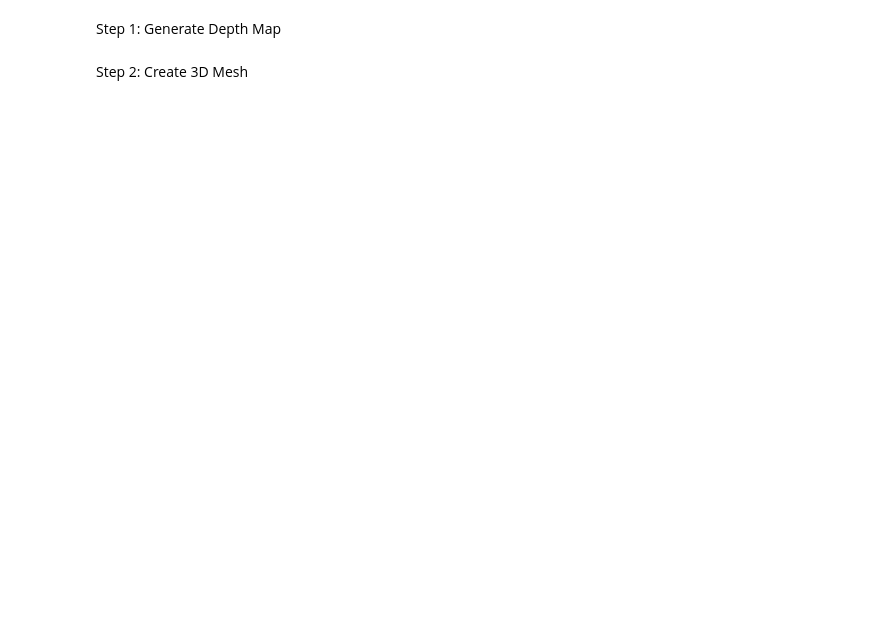
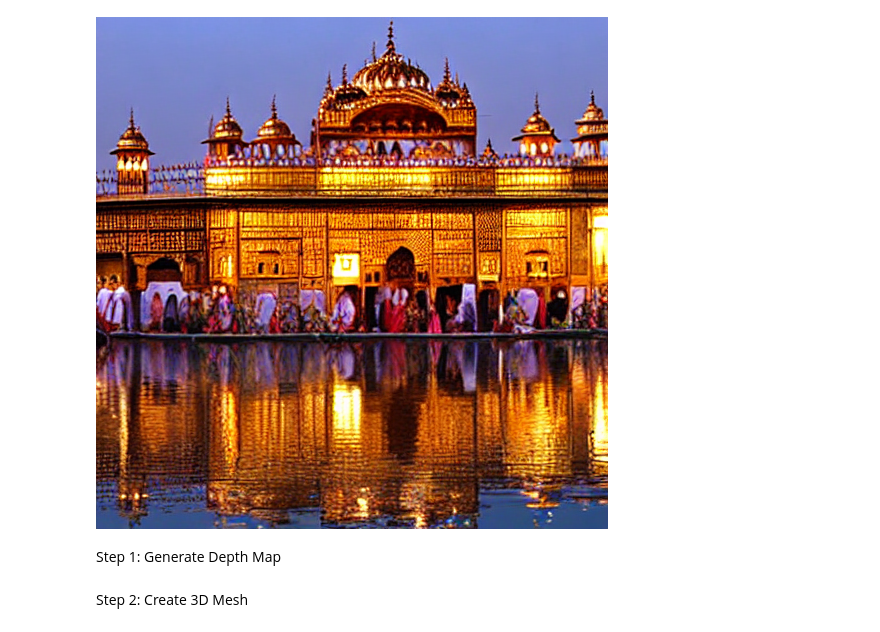
Before and after one commit to NandithaSHadligere/CulturalHeritage, a Jupyter notebook: HeritageAI.ipynb, the cells around one changed output. Cells and saved outputs as stored; diff of their text form; code cells hidden in the pictures; blank space fills up the shorter version.

```diff
--- a/HeritageAI.ipynb
+++ b/HeritageAI.ipynb
@@ -3,31 +3,33 @@
 # %%
 import torch
 from diffusers import StableDiffusionPipeline
 from IPython.display import display  # To display images in Jupyter Notebook
 
 # Load the pre-trained Stable Diffusion model
 model_id = "CompVis/stable-diffusion-v1-4"
 pipe = StableDiffusionPipeline.from_pretrained(model_id, torch_dtype=torch.float16)
 
 # Use GPU if available
 device = "cuda" if torch.cuda.is_available() else "cpu"
 pipe = pipe.to(device)
 
 # Function to generate an image
 def generate_image(prompt, num_inference_steps=50, guidance_scale=7.5):
     with torch.no_grad():
         image = pipe(prompt, num_inference_steps=num_inference_steps, guidance_scale=guidance_scale).images[0]
     return image
 
 # Example usage
-prompt = "Konark temple"
+prompt = "Konarak temple"
 image = generate_image(prompt)
 
 # Display the image in Jupyter Notebook
 display(image)
 
 # Save the generated image
 image.save("sun_temple.png")
+# %% [output]
+[figure, added]
 # %% [markdown]
 Step 1: Generate Depth Map
 # %%
```
